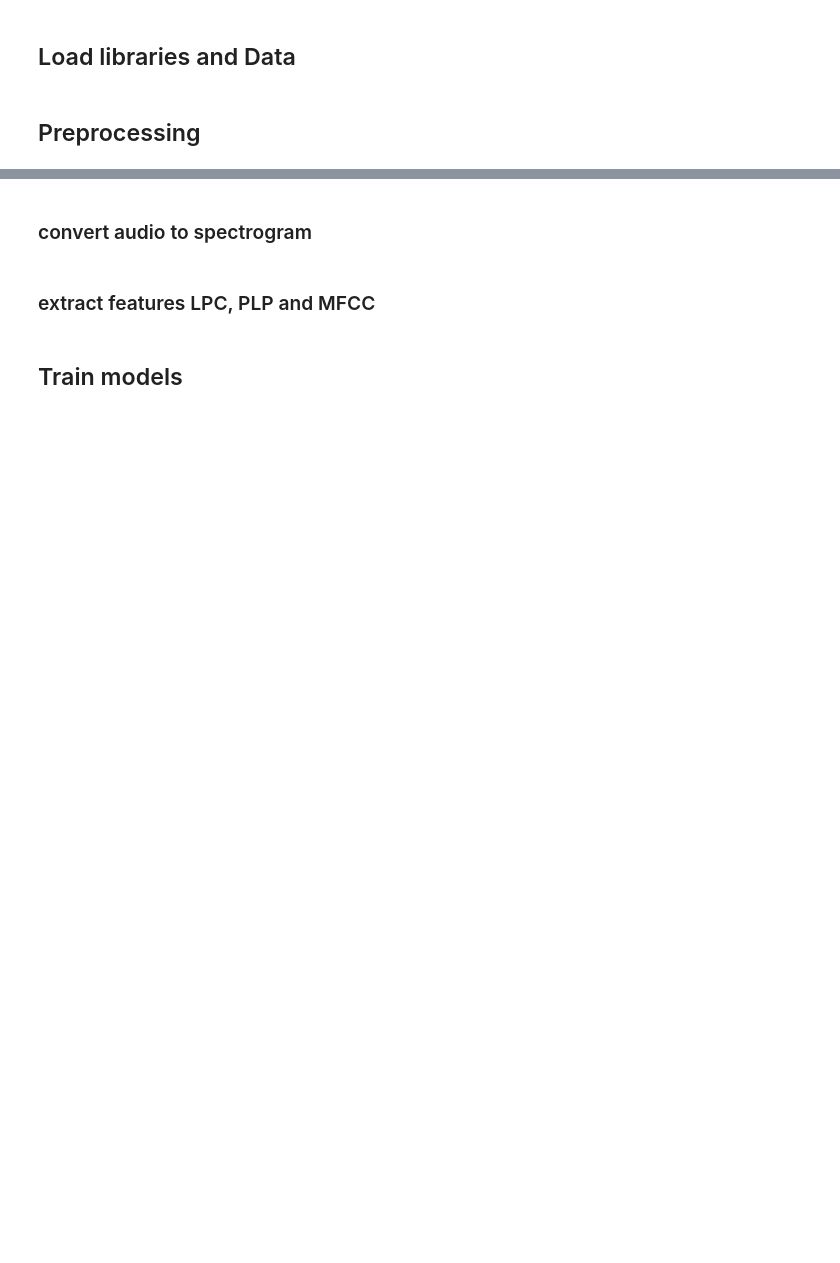
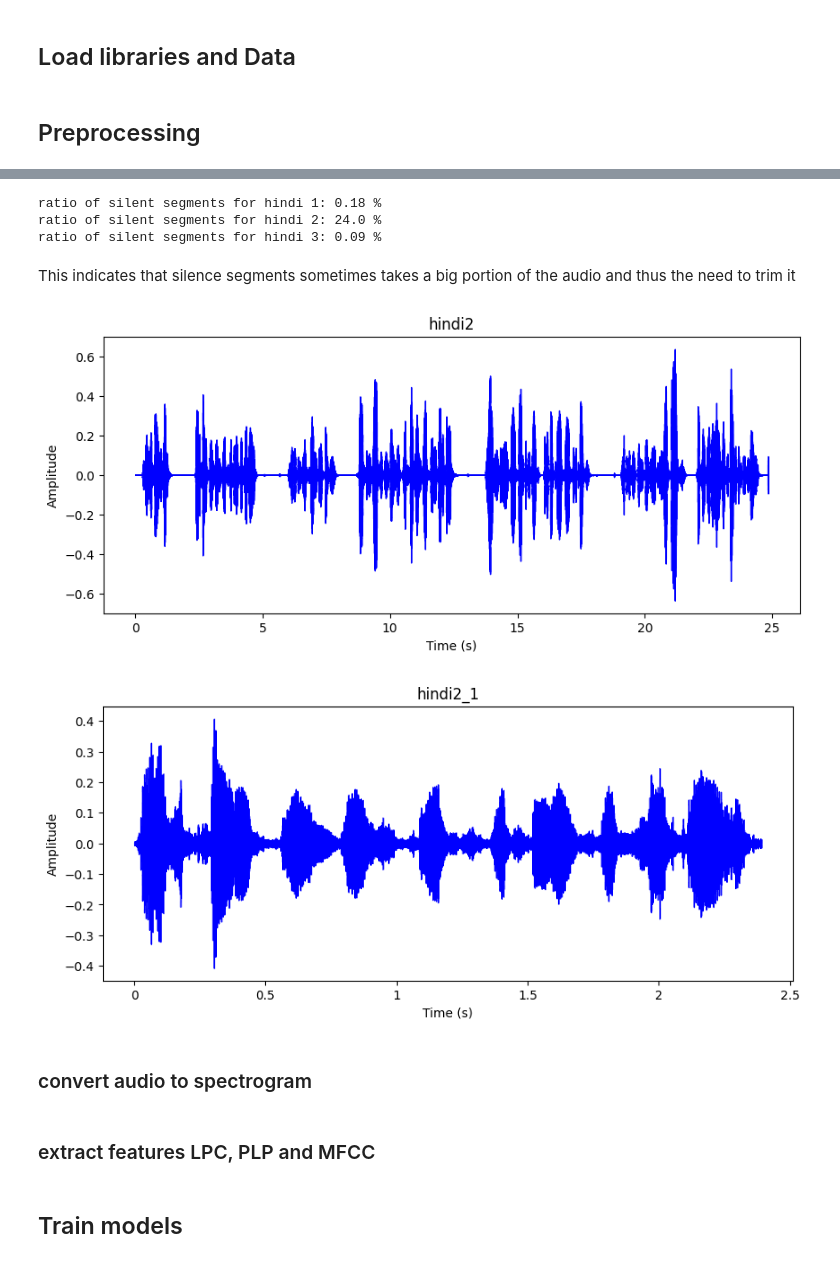
Before and after one commit to BlcMed/accent-recognition, a Jupyter notebook: notebooks/EDA.ipynb, the cells around one changed output, grey strips where cells are left out. Drawn from its saved outputs; the diff is of its cells as text; code cells hidden in the pictures; blank space fills up the shorter version.

```diff
--- a/notebooks/EDA.ipynb
+++ b/notebooks/EDA.ipynb
@@ -50,3 +40,49 @@ sum(silent_segments)/len(energy)
+# %%
+energy = librosa.feature.rms(y=audio1)[0]
+max_energy = max(energy)
+threshold_energy = 0.01 * max_energy
+silent_segments = energy < threshold_energy
+ratio = sum(silent_segments) / len(energy)
+print("ratio of silent segments for hindi 1:", round(100 * ratio, 2), "%")
+
+energy = librosa.feature.rms(y=audio2)[0]
+max_energy = max(energy)
+threshold_energy = 0.01 * max_energy
+silent_segments = energy < threshold_energy
+ratio = sum(silent_segments) / len(energy)
+print("ratio of silent segments for hindi 2:", round(100 * ratio, 2), "%")
+
+energy = librosa.feature.rms(y=audio3)[0]
+max_energy = max(energy)
+threshold_energy = 0.01 * max_energy
+silent_segments = energy < threshold_energy
+ratio = sum(silent_segments) / len(energy)
+print("ratio of silent segments for hindi 3:", round(100 * ratio, 2), "%")
+# %% [output]
+ratio of silent segments for hindi 1: 0.18 %
+ratio of silent segments for hindi 2: 24.0 %
+ratio of silent segments for hindi 3: 0.09 %
+# %% [markdown]
+This indicates that silence segments sometimes takes a big portion of the audio and thus the need to trim it
+# %%
+threshold_percentage = 0.05  # percentage of max energy
+min_silence_duration = 1  # in seconds
+
+audible_segments = split_audio_by_silence(
+    audio2,
+    sr,
+    threshold_percentage=threshold_percentage,
+    min_silence_duration=min_silence_duration,
+)
+segment=audible_segments[1]
+plot_audio(audio2, sr, title="hindi2")
+plot_audio(segment, sr, title="hindi2_1")
+
+import soundfile as sf
+sf.write("../data/processed/hindi2.mp3", segment, sr)
+# %% [output]
+[figure, added]
+[figure, added]
 # %% [markdown]
 ### convert audio to spectrogram
 # %% [markdown]
```
Also changed, not shown: parts of 5 cells of this notebook, 3 other files.
